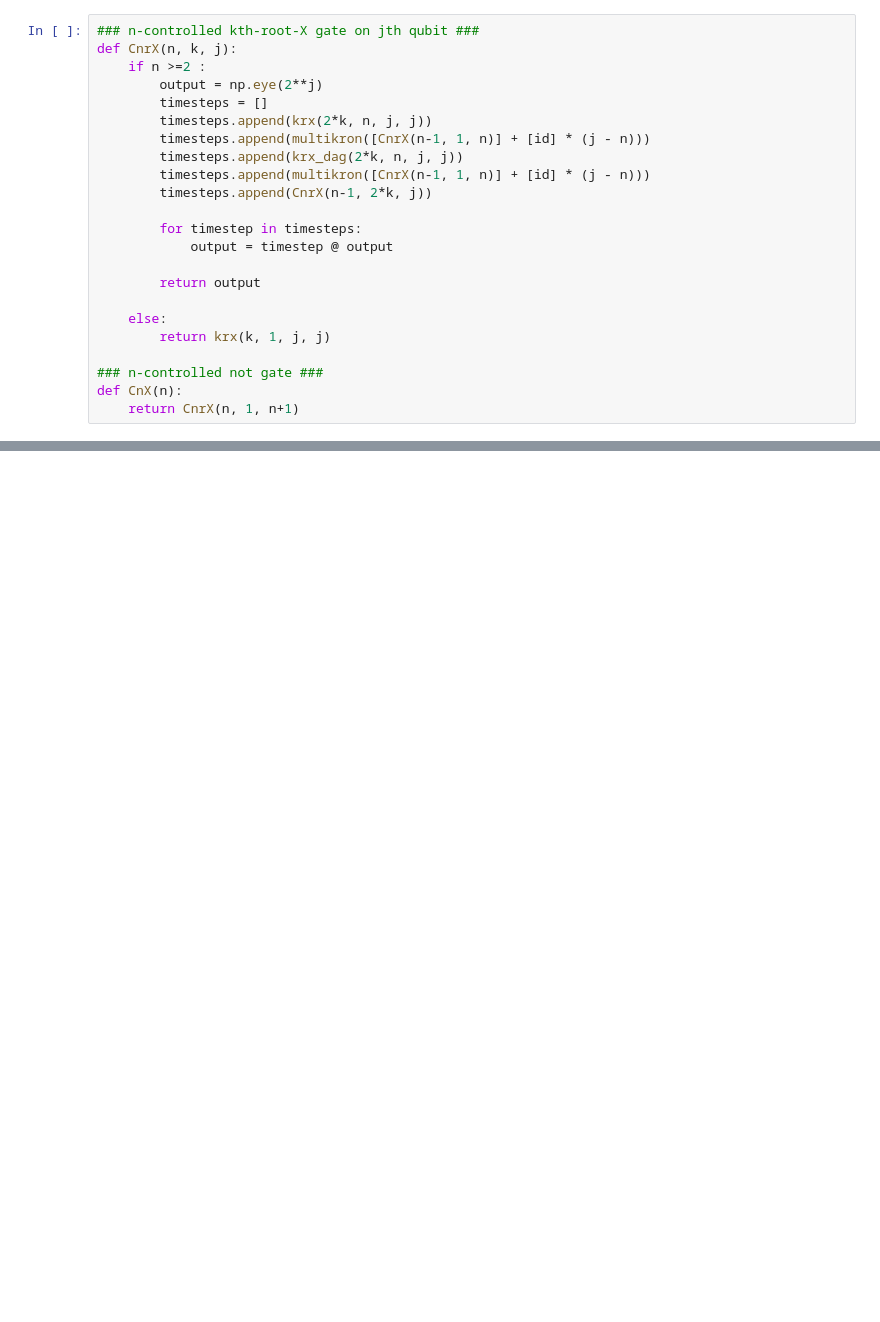
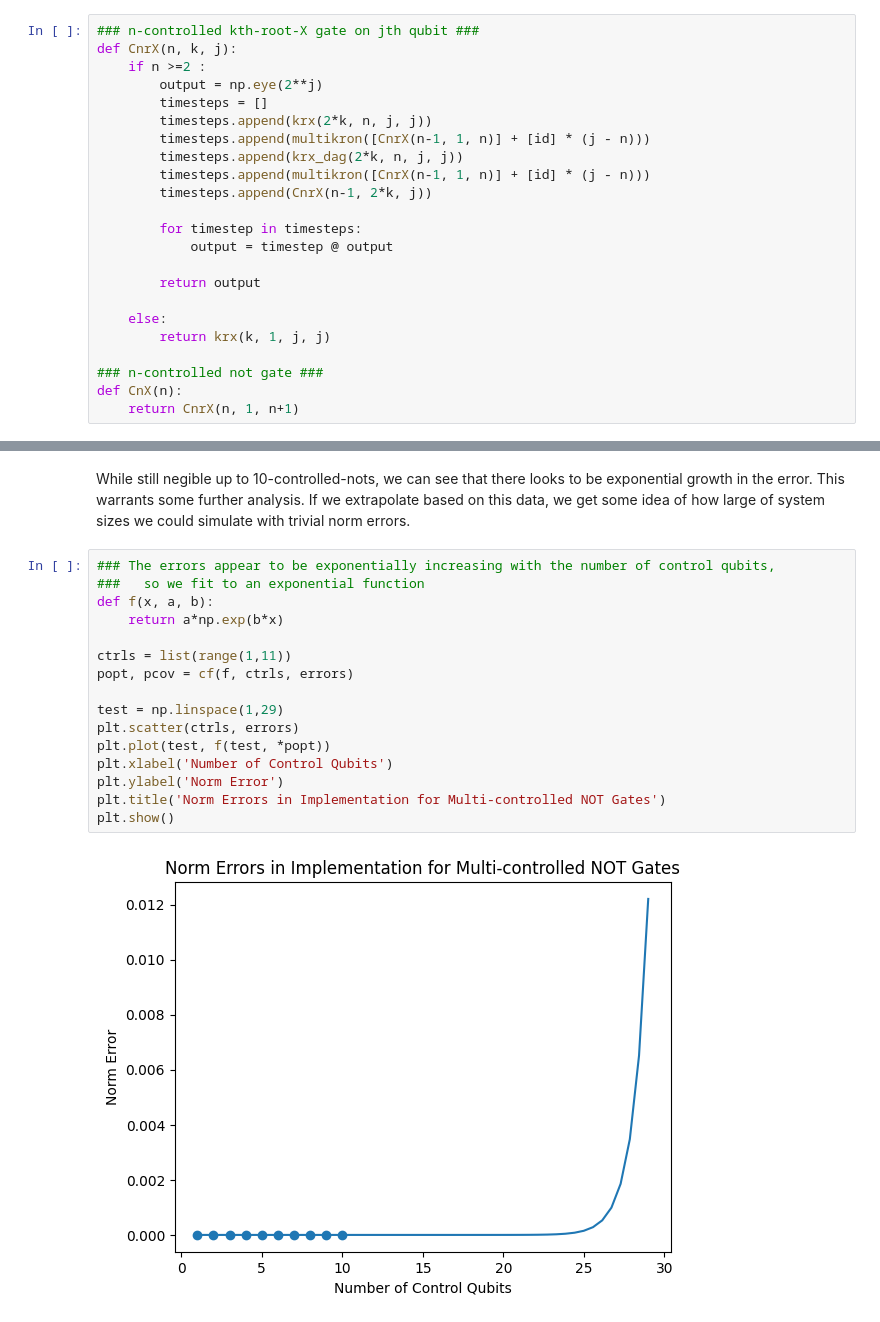
Before and after one commit to sharma-arnav/Gate-Decomp, a Jupyter notebook: task3.ipynb, the cells around one changed output, grey strips where cells are left out. Cells and saved outputs as stored; diff of their text form; blank space fills up the shorter version.

```diff
--- a/task3.ipynb
+++ b/task3.ipynb
@@ -192,0 +245,20 @@ For an 9-controlled not gate, we have op2-norm error: 3.4972120617108844e-12
+# %% [markdown]
+While still negible up to 10-controlled-nots, we can see that there looks to be exponential growth in the error. This warrants some further analysis. If we extrapolate based on this data, we get some idea of how large of system sizes we could simulate with trivial norm errors.
+# %%
+### The errors appear to be exponentially increasing with the number of control qubits,
+###   so we fit to an exponential function
+def f(x, a, b):
+    return a*np.exp(b*x)
+
+ctrls = list(range(1,11))
+popt, pcov = cf(f, ctrls, errors)
+
+test = np.linspace(1,29)
+plt.scatter(ctrls, errors)
+plt.plot(test, f(test, *popt))
+plt.xlabel('Number of Control Qubits')
+plt.ylabel('Norm Error')
+plt.title('Norm Errors in Implementation for Multi-controlled NOT Gates')
+plt.show()
+# %% [output]
+[figure, added]
```
Also changed, not shown: parts of 17 cells of this notebook.
